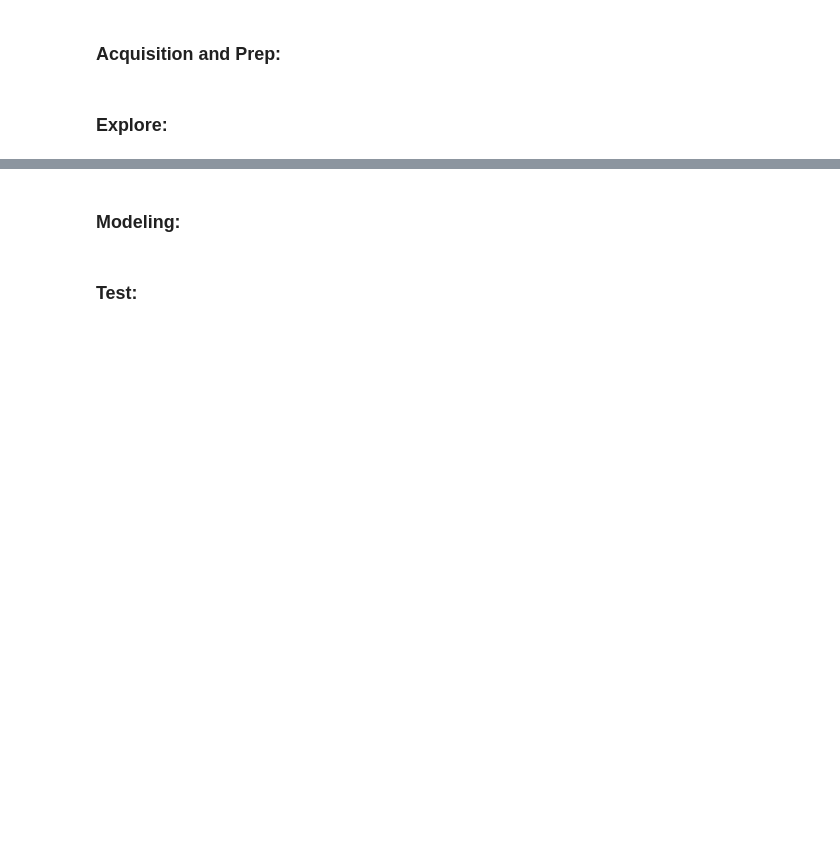
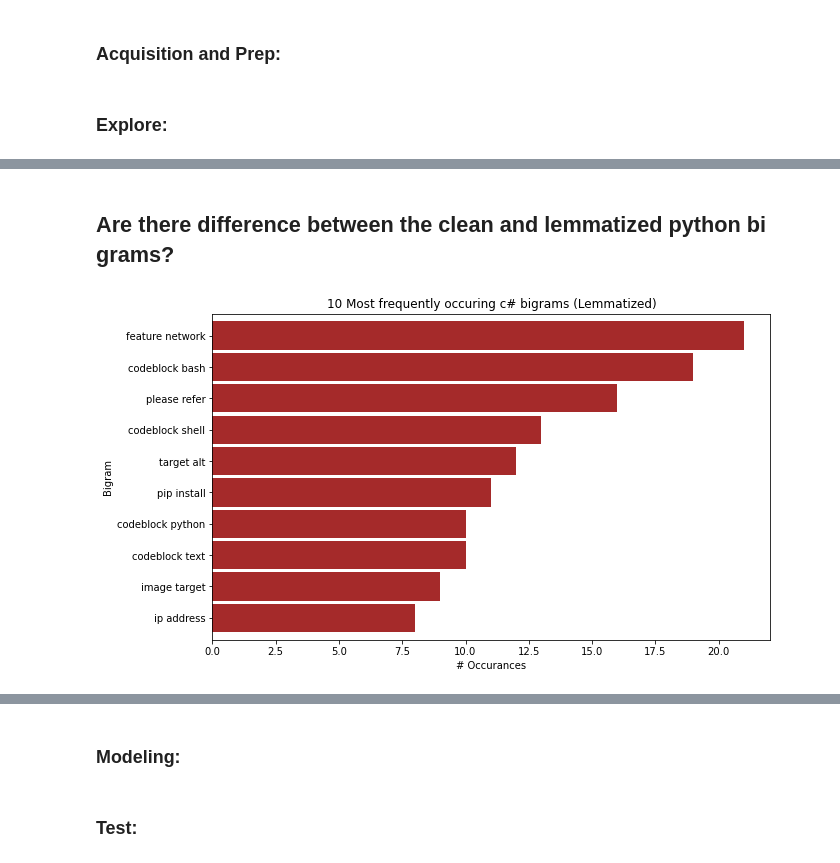
Before and after one commit to Codeup-Mirzakhani-Group1-NLP-Project/Codeup-Mirzakhani-GitHub-Scrape-NLP-Project, a Jupyter notebook: Final_Notebook_Draft.ipynb, the cells around one changed output, grey strips where cells are left out. Drawn from its saved outputs; the diff is of its cells as text; code cells hidden in the pictures; blank space fills up the shorter version.

```diff
--- a/Final_Notebook_Draft.ipynb
+++ b/Final_Notebook_Draft.ipynb
@@ -50,0 +135,7 @@ df = pr.get_clean_df()
+# %% [markdown]
+## Are there difference between the clean and lemmatized python bi grams?
+# %%
+# 10 most commont bi grams for lemmatized python strings
+e.python_bigram_lem(e.py_lem)
+# %% [output]
+[figure, added]
```
Also changed, not shown: parts of 21 cells of this notebook.
